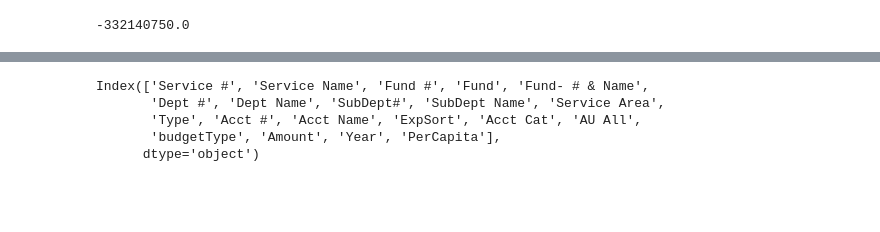
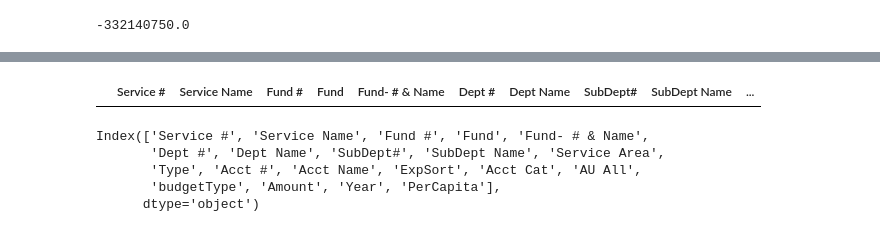
Before and after one commit to UNCG-CSE/Guilford_Financial, a Jupyter notebook: src/data understanding_rohit.ipynb, the cells around one changed output, grey strips where cells are left out. Cells and saved outputs as stored; diff of their text form; code cells hidden in the pictures; blank space fills up the shorter version.

```diff
--- a/src/data understanding_rohit.ipynb
+++ b/src/data understanding_rohit.ipynb
@@ -120 +94,5 @@ df[df["Type"]==""]
+# %%
+df_budget[df_budget["Type"]==""]
+# %% [output]
+|  | Service # | Service Name | Fund # | Fund | Fund- # & Name | Dept # | Dept Name | SubDept# | SubDept Name | ... |
 # %%
```
Also changed, not shown: parts of 39 cells of this notebook, 2 other files.
